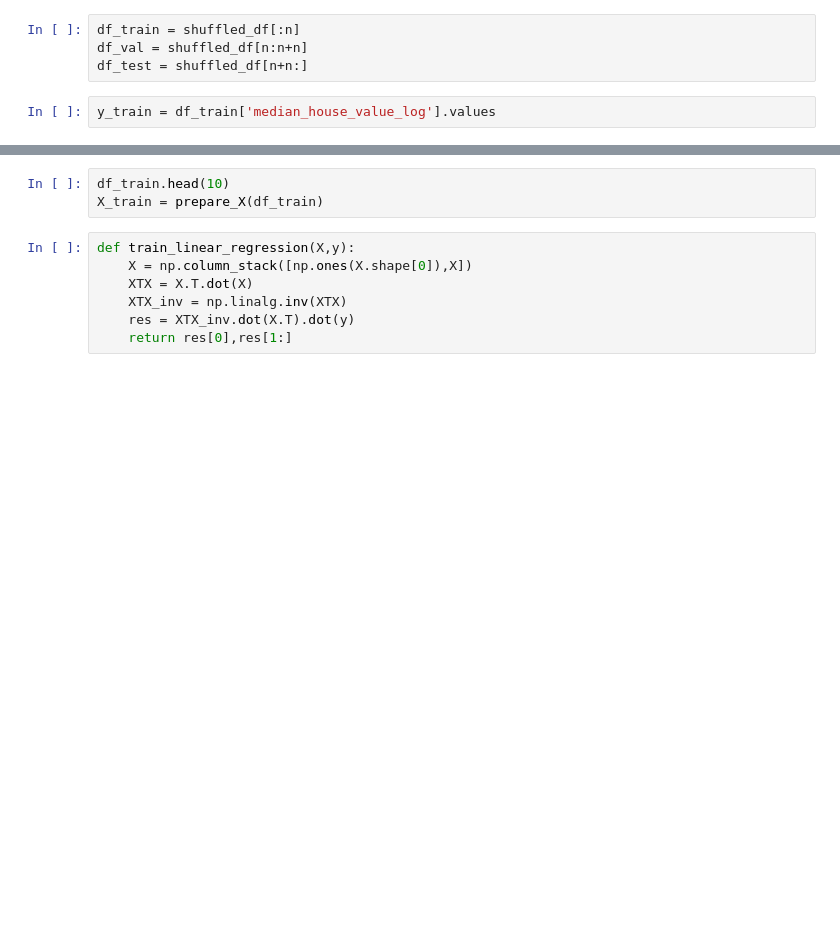
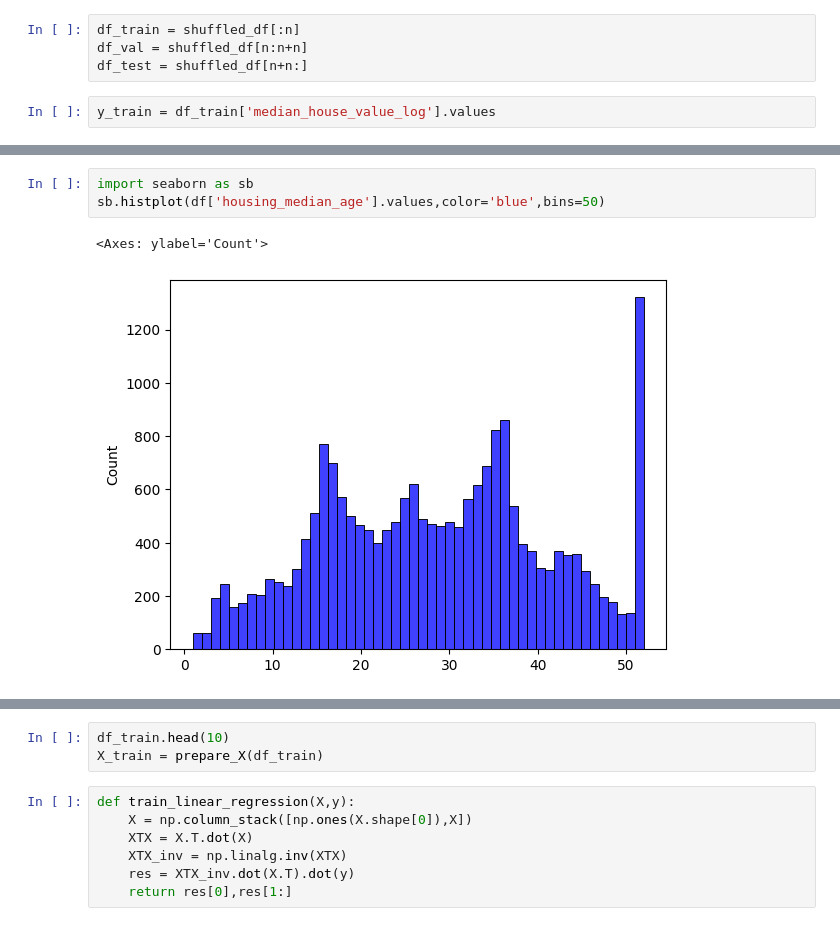
Before and after one commit to SyedT1/MLZoomcamp_2023, a Jupyter notebook: homeworks/Homework_2.ipynb, the cells around one changed output, grey strips where cells are left out. Cells and saved outputs as stored; diff of their text form; blank space fills up the shorter version.

```diff
--- a/homeworks/Homework_2.ipynb
+++ b/homeworks/Homework_2.ipynb
@@ -123,0 +163,6 @@ array([[  25., 1994.,  287.],
+# %%
+import seaborn as sb
+sb.histplot(df['housing_median_age'].values,color='blue',bins=50)
+# %% [output]
+<Axes: ylabel='Count'>
+[figure, added]
```
Also changed, not shown: parts of 19 cells of this notebook.
